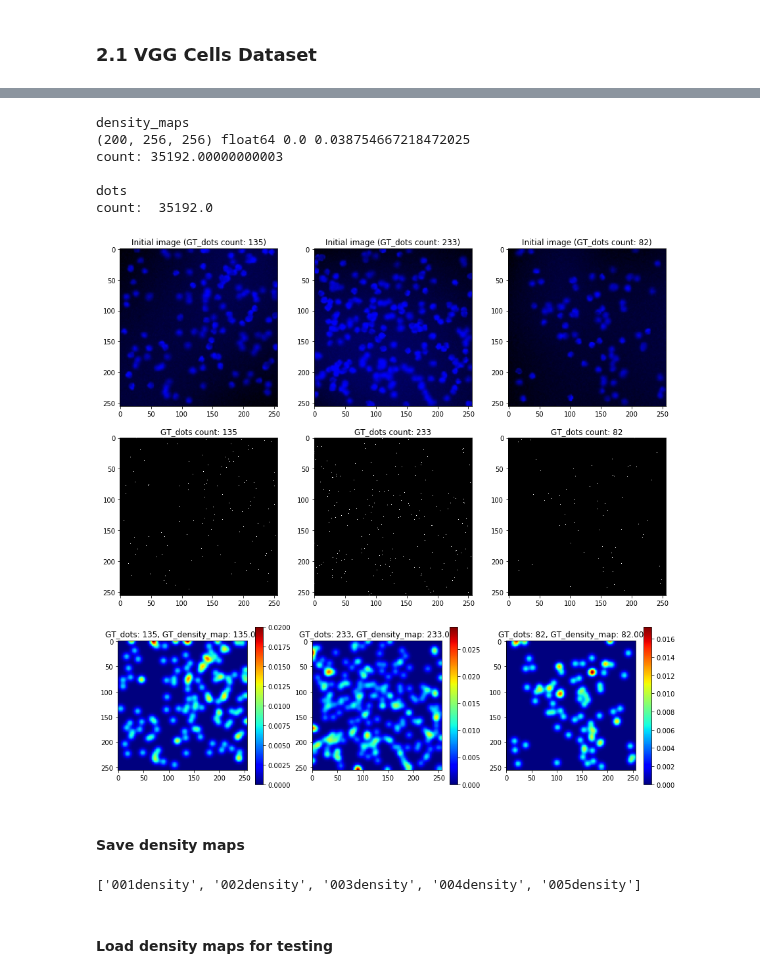
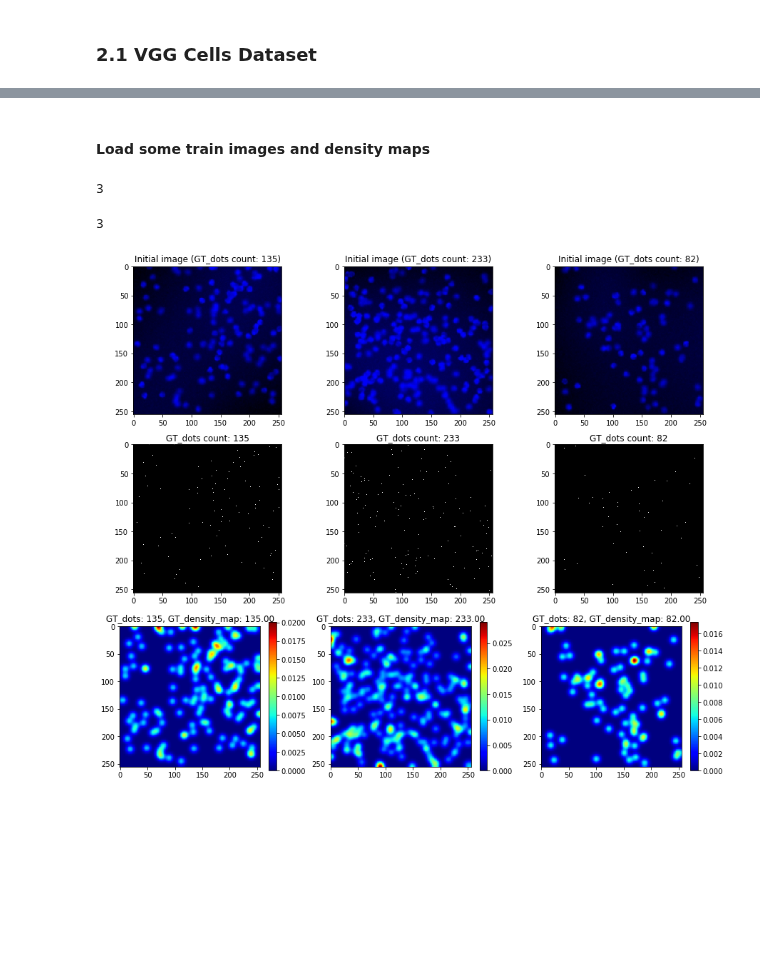
Before and after one commit to Tudor67/Object-Counting, a Jupyter notebook: utils/data/density_map_generation_vgg_cells.ipynb, the cells around one changed output, grey strips where cells are left out. Drawn from its saved outputs; the diff is of its cells as text; code cells hidden in the pictures; blank space fills up the shorter version.

Commit message:
updated load_dots_images & added train/test split for vgg_cells dataset

```diff
--- a/utils/data/density_map_generation_vgg_cells.ipynb
+++ b/utils/data/density_map_generation_vgg_cells.ipynb
@@ -56,0 +78,9 @@ print(gt_dots_names[:5])
+# %%
+train_dots_names = sorted(os.listdir(TRAIN_GT_DOTS_PATH))
+test_dots_names = sorted(os.listdir(TEST_GT_DOTS_PATH))
+
+print(TRAIN_GT_DOTS_PATH)
+print(train_dots_names[:5])
+
+print(TEST_GT_DOTS_PATH)
+print(test_dots_names[:5])
@@ -78,0 +94,6 @@ print(len(gt_dots), gt_dots[0].shape, gt_dots[0].dtype, gt_dots[0].min(), gt_dot
+# %%
+train_dots_images = load_dots_images(TRAIN_GT_DOTS_PATH, train_dots_names)
+test_dots_images = load_dots_images(TEST_GT_DOTS_PATH, test_dots_names)
+
+print(len(train_dots_images), train_dots_images[0].shape, train_dots_images[0].dtype,
+      train_dots_images[0].min(), train_dots_images[0].max(), train_dots_images[0].sum())
@@ -84,15 +103,0 @@ gt_density_maps = gaussian_smoothing(gt_dots, sigma=config.VGG_CELLS_SIGMA)
-# %%
-print('density_maps')
-print(gt_density_maps.shape, gt_density_maps.dtype,
-      gt_density_maps.min(), gt_density_maps.max())
-print('count:', gt_density_maps.sum())
-
-print('\ndots')
-print('count: ', np.sum([dots.sum() for dots in gt_dots]))
-# %% [output]
-density_maps
-(200, 256, 256) float64 0.0 0.038754667218472025
-count: 35192.00000000003
-
-dots
-count:  35192.0
@@ -99,29 +109,33 @@ count:  35192.0
+# %% [markdown]
+#### Load some train images and density maps
+# %%
+train_images = load_images(TRAIN_IMG_PATH, train_img_names, num_images=3)
+print(len(train_images))
+# %% [output]
+3
+# %%
+train_gt_density_maps = load_np_arrays(TRAIN_GT_DENSITY_MAPS_PATH, num=3)
+print(len(train_gt_density_maps))
+# %% [output]
+3
 # %%
 NUM_PLOTS = 3
-plt.figure(figsize=(15, 15))
-plt.title('VGG Cells Dataset')
+plt.figure(figsize=(15, 13))
 
 for i in range(NUM_PLOTS):
-    count = gt_dots[i].sum().astype(np.int)
+    count = train_dots_images[i].sum().astype(np.int)
 
     plt.subplot(3, NUM_PLOTS, i + 1)
     plt.title(f'Initial image (GT_dots count: {count})')
-    plt.imshow(images[i])
+    plt.imshow(train_images[i])
 
     plt.subplot(3, NUM_PLOTS, NUM_PLOTS + i + 1)
     plt.title(f'GT_dots count: {count}')
-    plt.imshow(gt_dots[i], cmap='gray')
+    plt.imshow(train_dots_images[i], cmap='gray')
 
     plt.subplot(3, NUM_PLOTS, 2 * NUM_PLOTS + i + 1)
-    plt.title(f'GT_dots: {count}, GT_density_map: {gt_density_maps[i].sum():.2f}')
-    plt.imshow(gt_density_maps[i], cmap='jet')
+    plt.title(f'GT_dots: {count}, GT_density_map: {train_gt_density_maps[i].sum():.2f}')
+    plt.imshow(train_gt_density_maps[i], cmap='jet')
     plt.colorbar()
 # %% [output]
-[figure, old version]
+[figure, new version]
-# %% [markdown]
-#### Save density maps
-# %%
-gt_density_maps_names = [f'{img_name[:3]}density' for img_name in img_names]
-print(gt_density_maps_names[:5])
-# %% [output]
-['001density', '002density', '003density', '004density', '005density']
@@ -130,2 +141,0 @@ save_np_arrays(gt_density_maps, gt_density_maps_names, GT_DENSITY_MAPS_PATH)
-# %% [markdown]
-#### Load density maps for testing
```
Also changed, not shown: parts of 19 cells of this notebook, 2 other files.
